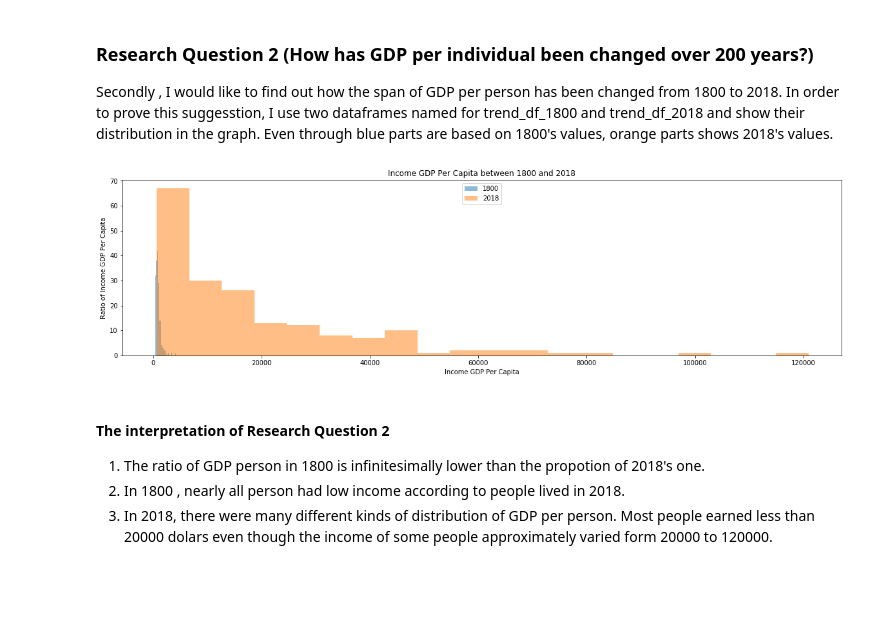
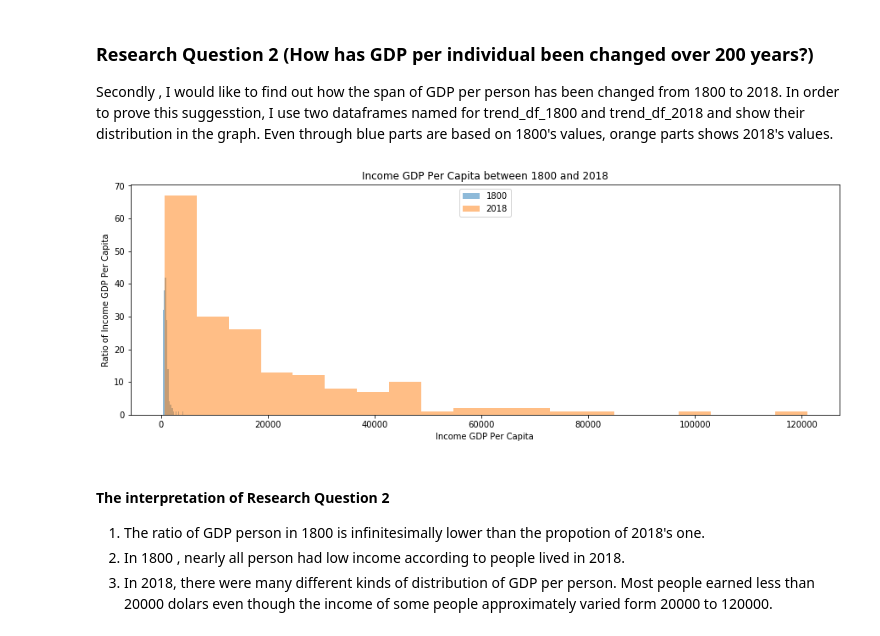
Before and after one commit to Rapter1990/Udacity-Data-Analyst-Nanodegree, a Jupyter notebook: P2_Investigate_A_Dataset/investigate-a-dataset-template.ipynb, the cells around one changed output. Cells and saved outputs as stored; diff of their text form; code cells hidden in the pictures; blank space fills up the shorter version.

```diff
--- a/P2_Investigate_A_Dataset/investigate-a-dataset-template.ipynb
+++ b/P2_Investigate_A_Dataset/investigate-a-dataset-template.ipynb
@@ -670,6 +702,6 @@ trend_df
 # %%
-# Change column name 'country' to 'Country' and commit the change in the dataframe
-trend_df.rename(columns={'country':'Country'}, inplace=True)
+# Change column name 'country' to 'Country'
+changeColumnName(trend_df,'country','Country')
 # %%
 trend_df
 # %% [output]
@@ -779,14 +838,18 @@ First of all, I would like to find out how the longevity of life span has been c
 # %%
 # Use this, and more code cells, to explore your data. Don't forget to add
 #   Markdown cells to document your observations and findings.
-plt.hist(trend_df_1800["Life_Expectancy"], bins=20, alpha=0.8, label='1800')
-plt.hist(trend_df_2018["Life_Expectancy"], bins=20, alpha=0.8, label='2018')
-plt.title("Life Expectancy between 1800 and 2018")
-plt.xlabel("Life Expectancy Age")
-plt.ylabel('Ratio of Life Expectancy')
-plt.legend(loc='upper center')
-plt.rcParams['figure.figsize'] = [10, 5]
-plt.show()
+histgraph(trend_df_1800["Life_Expectancy"],
+          trend_df_2018["Life_Expectancy"],
+          20,
+          0.8,
+          '1800',
+          '2018',
+          "Life Expectancy between 1800 and 2018",
+          "Life Expectancy Age",
+          'Ratio of Life Expectancy',
+          'upper center',
+          5, 5
+         )
 # %% [output]
 [figure]
 # %% [markdown]
@@ -800,17 +863,22 @@ Secondly , I would like to find out how the span of GDP per person has been chan
 # %%
 # Continue to explore the data to address your additional research
 #   questions. Add more headers as needed if you have more questions to
 #   investigate.
-plt.hist(trend_df_1800["Income_GDP_Per_Capita"], bins=20, alpha=0.5, label='1800')
-plt.hist(trend_df_2018["Income_GDP_Per_Capita"], bins=20, alpha=0.5, label='2018')
-plt.title("Income GDP Per Capita between 1800 and 2018")
-plt.xlabel("Income GDP Per Capita")
-plt.ylabel('Ratio of Income GDP Per Capita')
-plt.legend(loc='upper center')
-plt.rcParams['figure.figsize'] = [10, 5]
-plt.show()
+
+histgraph(trend_df_1800["Income_GDP_Per_Capita"],
+          trend_df_2018["Income_GDP_Per_Capita"],
+          20,
+          0.5,
+          '1800',
+          '2018',
+          "Income GDP Per Capita between 1800 and 2018",
+          "Income GDP Per Capita",
+          'Ratio of Income GDP Per Capita',
+          'upper center',
+          15, 5
+         )
 # %% [output]
-[figure, old version]
+[figure, new version]
 # %% [markdown]
 #### The interpretation of Research Question 2
 1. The ratio of GDP person in 1800 is infinitesimally lower than the propotion of 2018's one.
```
Also changed, not shown: parts of 70 cells of this notebook.
